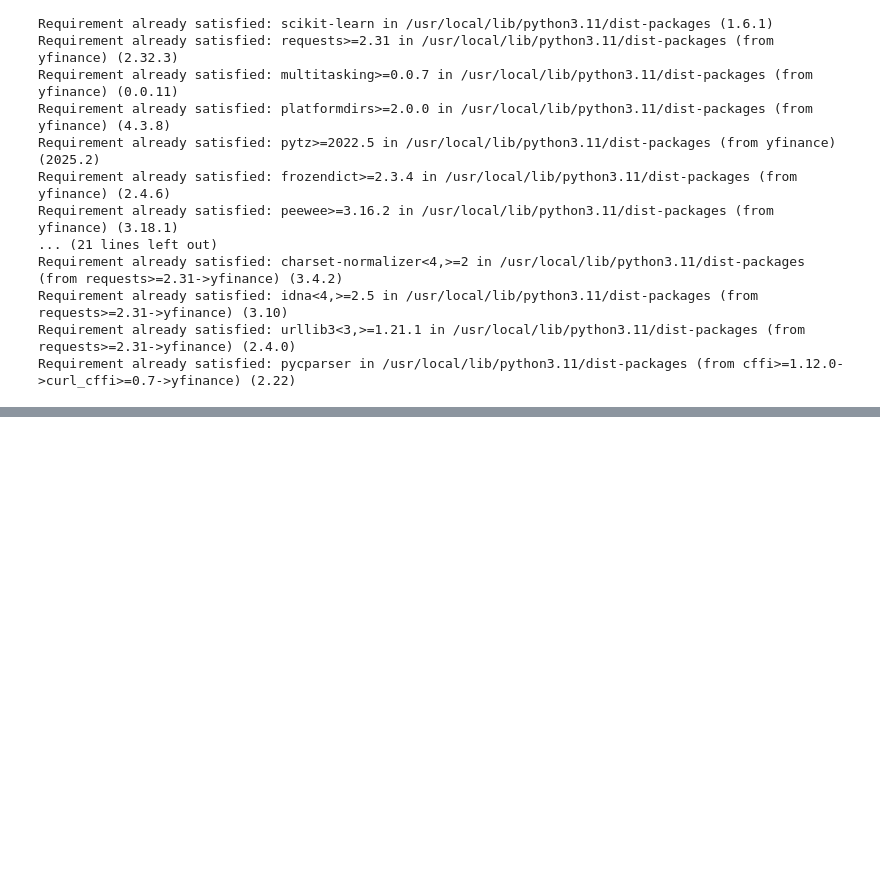
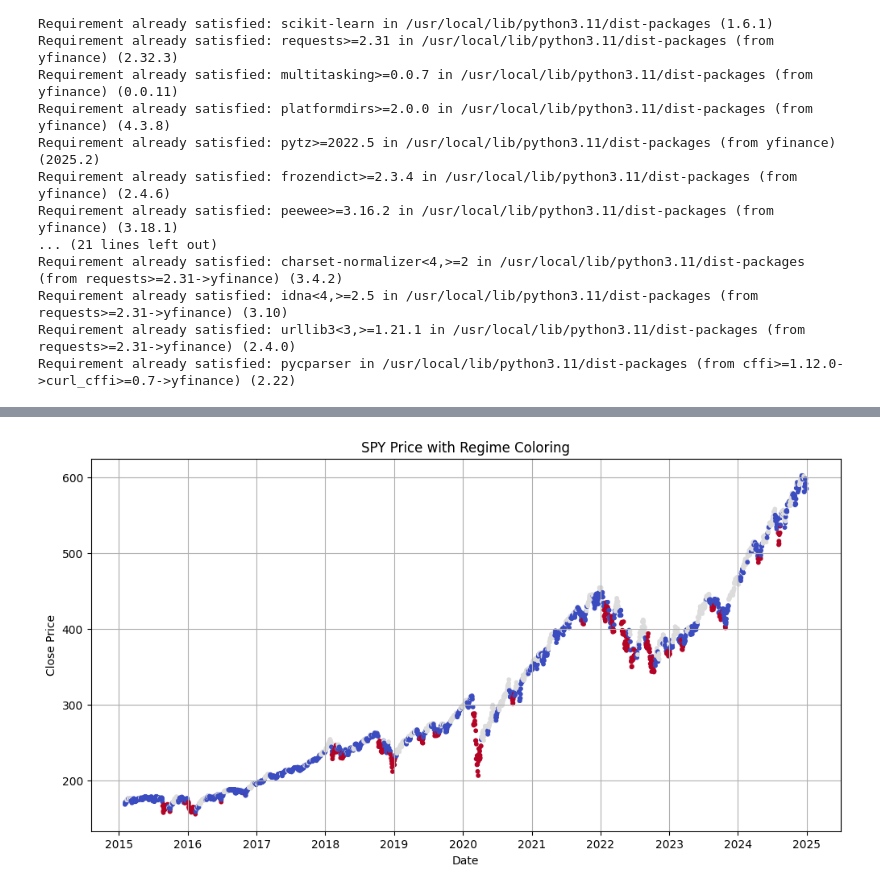
Before and after one commit to ratyagi/RL-Portfolio-Optimization, a Jupyter notebook: notebooks/1_regime_detection.ipynb, the cells around one changed output, grey strips where cells are left out. Drawn from its saved outputs; the diff is of its cells as text; code cells hidden in the pictures; blank space fills up the shorter version.

Commit message:
SPY regimes

```diff
--- a/notebooks/1_regime_detection.ipynb
+++ b/notebooks/1_regime_detection.ipynb
@@ -75,10 +34,18 @@ Select the tunnel named "portfolio-rl" from the list.
 import pandas as pd
 import numpy as np
 
-df = pd.read_csv("data/ohlcv_data.csv", header=[0,1])
-df = df['SPY']  # Start with one asset for simplicity
+df = pd.read_csv("data/ohlcv_data.csv", header=[0, 1], index_col=0, parse_dates=True)
+spy = df['SPY'].copy().reset_index()  # reset_index() Moves Date from index to a column
+spy.index.name = None
 
-df['returns'] = df['Close'].pct_change()
-df['volatility'] = df['returns'].rolling(window=20).std()
-df['momentum'] = df['Close'].pct_change(periods=20)
-df = df.dropna()
+# Feature Engineering
+# pct_change() calculates % change between the current adjusted Close price and the previous one in a time series.
+spy['returns'] = spy['Close'].pct_change()
+# Calculate 20-day rolling volatility (standard deviation of returns)
+spy['volatility'] = spy['returns'].rolling(window=20).std()
+#Calculate 20-day momentum (price change over 20 days)
+spy['momentum'] = spy['Close'].pct_change(periods=20)
+
+# clean the data - remove rows with missing values due to rolling window.
+spy = spy.dropna().reset_index(drop=True)
+spy.head()
@@ -84,0 +59,9 @@ df = df.dropna()
+# %%
+# Import clustering tool
+from sklearn.cluster import KMeans
+
+features = spy[['volatility', 'momentum']].copy()
+# Apply KMeans clustering with 3 clusters (bull, bear, volatile)
+kmeans = KMeans(n_clusters=3, random_state=42)
+spy['regime'] = kmeans.fit_predict(features)
+spy.head()
@@ -84,0 +75,12 @@ df = df.dropna()
+# %%
+import matplotlib.pyplot as plt
+
+plt.figure(figsize=(12,6))
+plt.title("SPY Price with Regime Coloring")
+plt.scatter(spy['Date'], spy['Close'], c=spy['regime'], cmap='coolwarm', s=10)
+plt.xlabel("Date")
+plt.ylabel("Close Price")
+plt.grid(True)
+plt.show()
+# %% [output]
+[figure, added]
```
Also changed, not shown: parts of 8 cells of this notebook, 2 other files.
